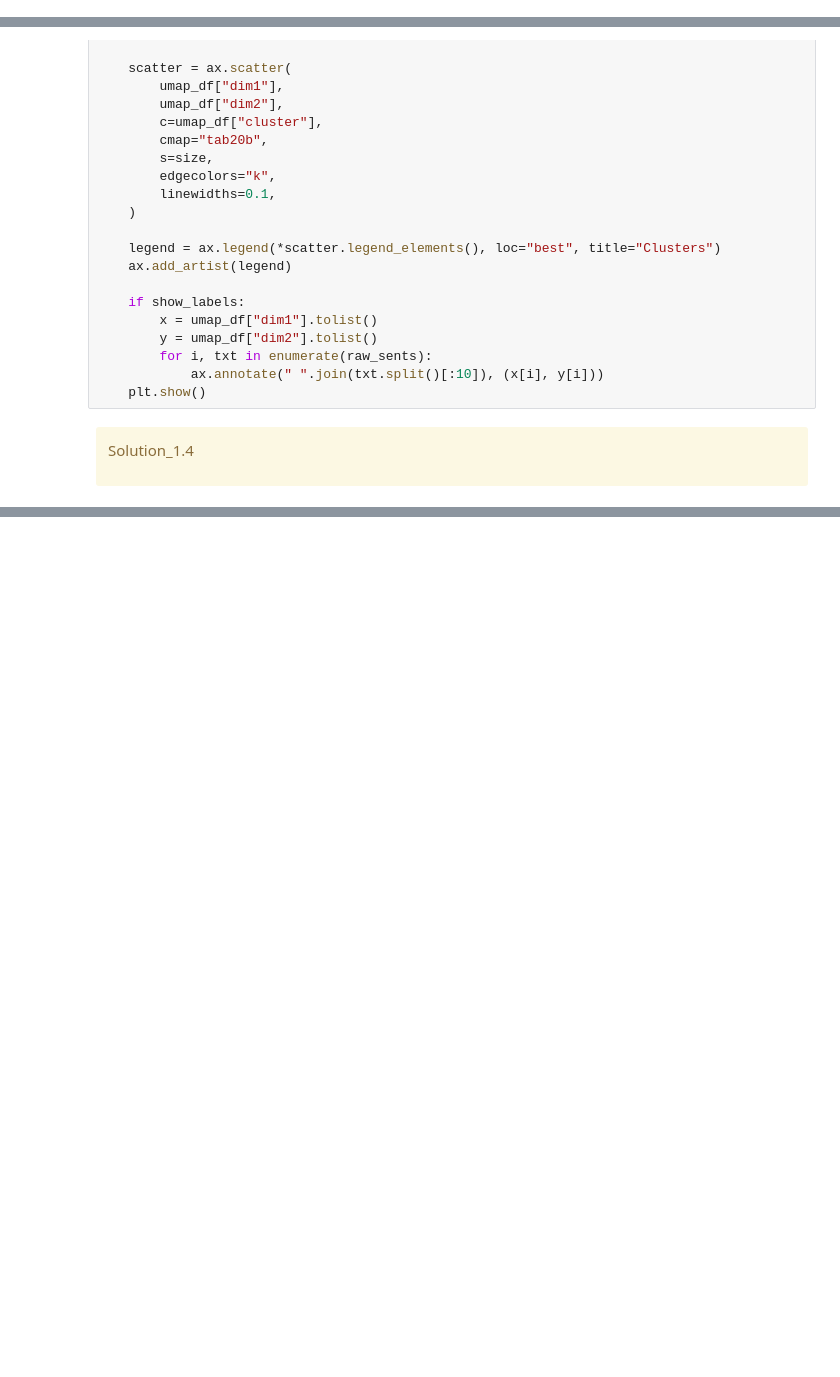
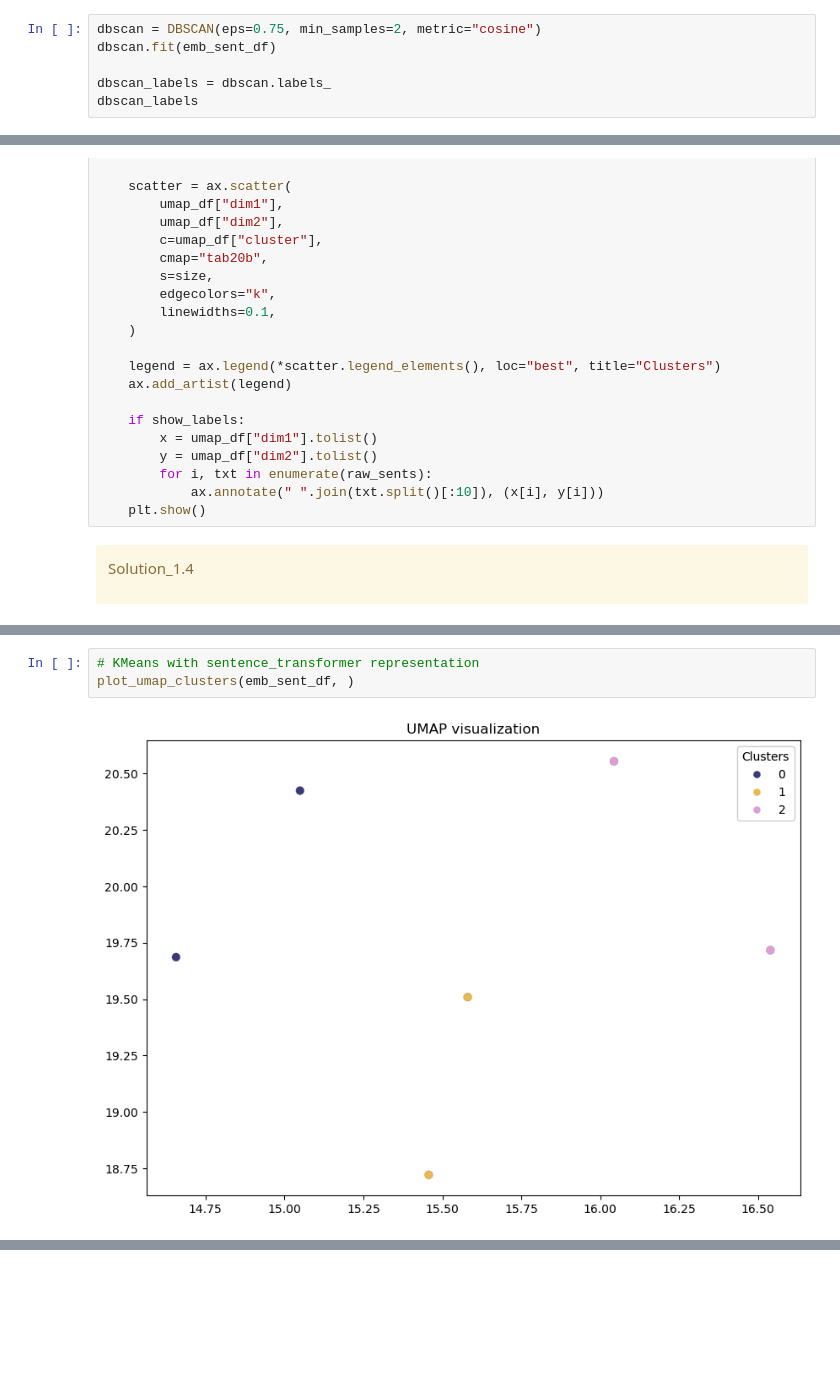
Before and after one commit to madihung/cpsc330, a Jupyter notebook: hw6/hw6.ipynb, the cells around one changed output, grey strips where cells are left out. Saved outputs shown, nothing was run; the diff lists cells and outputs as text; blank space fills up the shorter version.

```diff
--- a/hw6/hw6.ipynb
+++ b/hw6/hw6.ipynb
@@ -225,0 +267,6 @@ Solution_1.4
+# %%
+dbscan = DBSCAN(eps=0.75, min_samples=2, metric="cosine")
+dbscan.fit(emb_sent_df)
+
+dbscan_labels = dbscan.labels_
+dbscan_labels
@@ -362,0 +417,5 @@ Solution_1.4
+# %%
+# KMeans with sentence_transformer representation
+plot_umap_clusters(emb_sent_df, )
+# %% [output]
+[figure, added]
```
Also changed, not shown: parts of 19 cells of this notebook, 1 other file.
